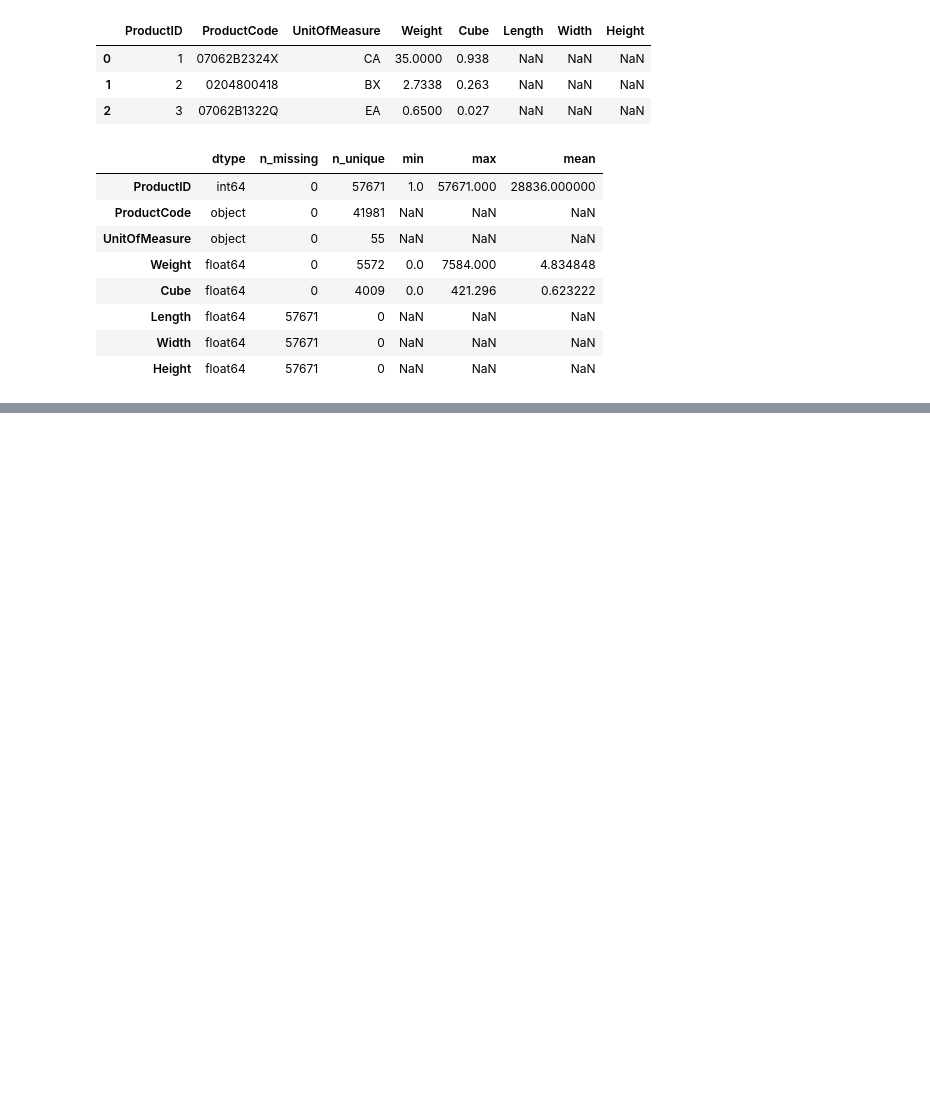
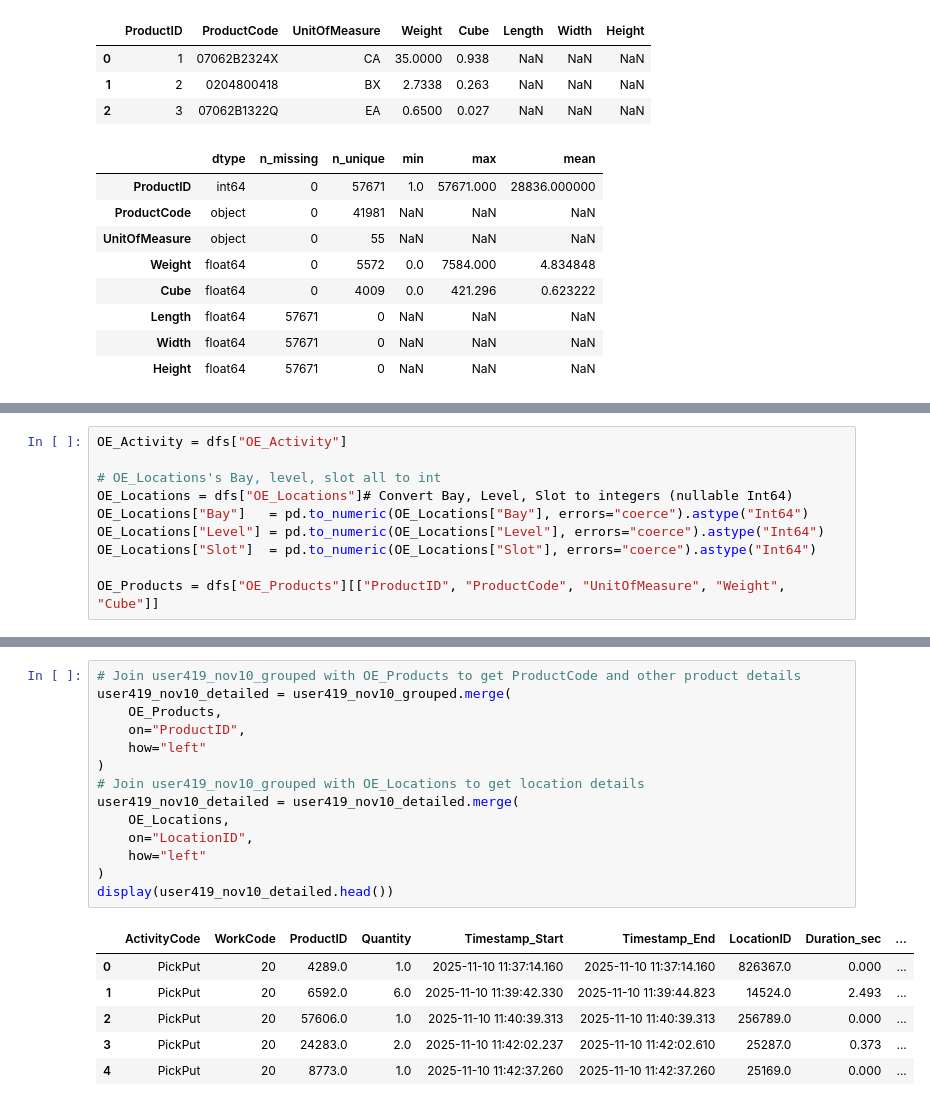
Before and after one commit to JiashenWangg/Lucas_Systems_Capstone_Project, a Jupyter notebook: EDA_Jiashen/eda_OE.ipynb, the cells around one changed output, grey strips where cells are left out. Drawn from its saved outputs; the diff is of its cells as text; blank space fills up the shorter version.

```diff
--- a/EDA_Jiashen/eda_OE.ipynb
+++ b/EDA_Jiashen/eda_OE.ipynb
@@ -184,3 +93,13 @@ daily.head()
+# %%
+OE_Activity = dfs["OE_Activity"]
+
+# OE_Locations's Bay, level, slot all to int
+OE_Locations = dfs["OE_Locations"]# Convert Bay, Level, Slot to integers (nullable Int64)
+OE_Locations["Bay"]   = pd.to_numeric(OE_Locations["Bay"], errors="coerce").astype("Int64")
+OE_Locations["Level"] = pd.to_numeric(OE_Locations["Level"], errors="coerce").astype("Int64")
+OE_Locations["Slot"]  = pd.to_numeric(OE_Locations["Slot"], errors="coerce").astype("Int64")
+
+OE_Products = dfs["OE_Products"][["ProductID", "ProductCode", "UnitOfMeasure", "Weight", "Cube"]]
 # %%
 # extract a table for UserID 419 where Timestamp is 2025-11-10
 user419_nov10 = dfs["OE_Activity"][
@@ -239,0 +162,21 @@ See the caveats in the documentation: https://pandas.pydata.org/pandas-docs/stab
+# %%
+# Join user419_nov10_grouped with OE_Products to get ProductCode and other product details
+user419_nov10_detailed = user419_nov10_grouped.merge(
+    OE_Products,
+    on="ProductID",
+    how="left"
+)
+# Join user419_nov10_grouped with OE_Locations to get location details
+user419_nov10_detailed = user419_nov10_detailed.merge(
+    OE_Locations,
+    on="LocationID",
+    how="left"
+)
+display(user419_nov10_detailed.head())
+# %% [output]
+|  | ActivityCode | WorkCode | ProductID | Quantity | Timestamp_Start | Timestamp_End | LocationID | Duration_sec | ... |
+| 0 | PickPut | 20 | 4289.0 | 1.0 | 2025-11-10 11:37:14.160 | 2025-11-10 11:37:14.160 | 826367.0 | 0.000 | ... |
+| 1 | PickPut | 20 | 6592.0 | 6.0 | 2025-11-10 11:39:42.330 | 2025-11-10 11:39:44.823 | 14524.0 | 2.493 | ... |
+| 2 | PickPut | 20 | 57606.0 | 1.0 | 2025-11-10 11:40:39.313 | 2025-11-10 11:40:39.313 | 256789.0 | 0.000 | ... |
+| 3 | PickPut | 20 | 24283.0 | 2.0 | 2025-11-10 11:42:02.237 | 2025-11-10 11:42:02.610 | 25287.0 | 0.373 | ... |
+| 4 | PickPut | 20 | 8773.0 | 1.0 | 2025-11-10 11:42:37.260 | 2025-11-10 11:42:37.260 | 25169.0 | 0.000 | ... |
```
Also changed, not shown: parts of 10 cells of this notebook, 2 other files.
